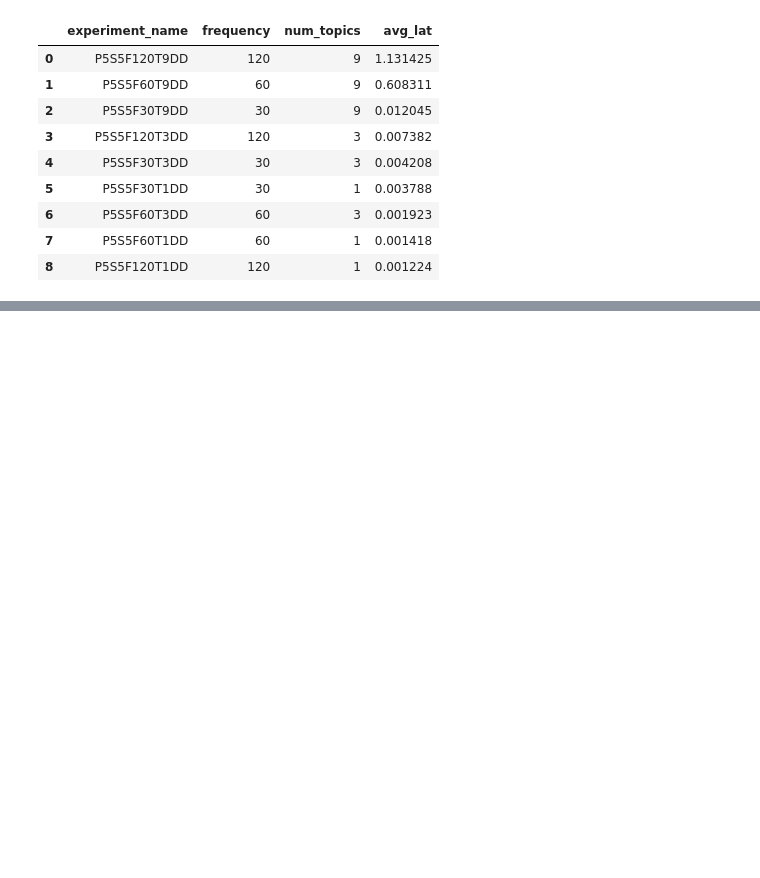
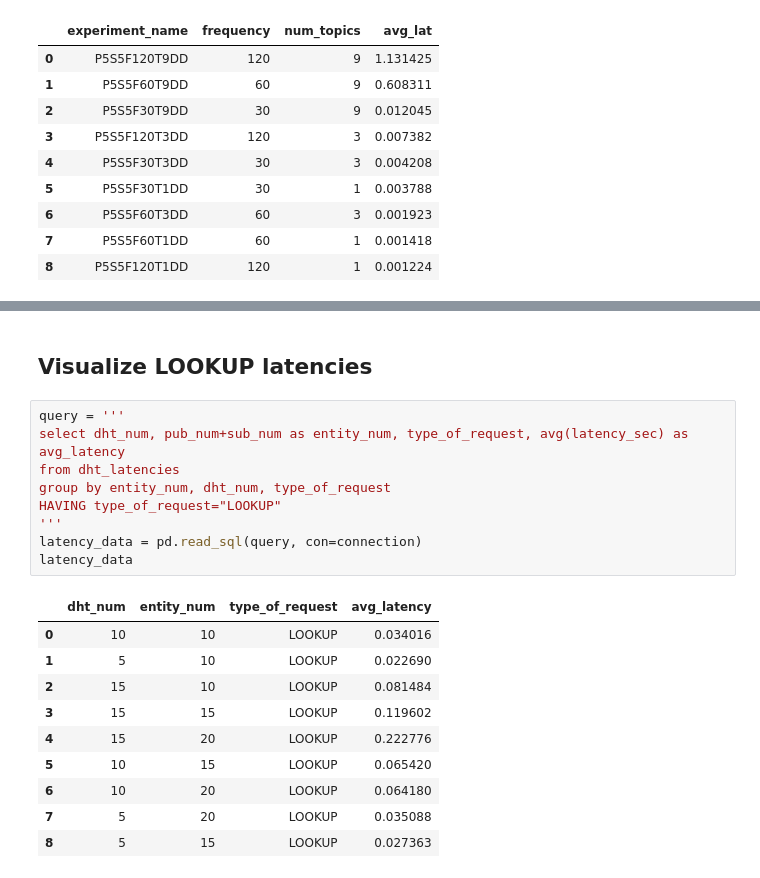
Before and after one commit to i1uxaermakov/distributed_hw, a Jupyter notebook: Latency_Statistics_Visualization.ipynb, the cells around one changed output, grey strips where cells are left out. Saved outputs shown, nothing was run; the diff lists cells and outputs as text; blank space fills up the shorter version.

```diff
--- a/Latency_Statistics_Visualization.ipynb
+++ b/Latency_Statistics_Visualization.ipynb
@@ -354,0 +509,22 @@ plt.show()
+# %% [markdown]
+## Visualize LOOKUP latencies
+# %%
+query = '''
+select dht_num, pub_num+sub_num as entity_num, type_of_request, avg(latency_sec) as avg_latency
+from dht_latencies
+group by entity_num, dht_num, type_of_request
+HAVING type_of_request="LOOKUP"
+'''
+latency_data = pd.read_sql(query, con=connection)
+latency_data
+# %% [output]
+|  | dht_num | entity_num | type_of_request | avg_latency |
+| 0 | 10 | 10 | LOOKUP | 0.034016 |
+| 1 | 5 | 10 | LOOKUP | 0.022690 |
+| 2 | 15 | 10 | LOOKUP | 0.081484 |
+| 3 | 15 | 15 | LOOKUP | 0.119602 |
+| 4 | 15 | 20 | LOOKUP | 0.222776 |
+| 5 | 10 | 15 | LOOKUP | 0.065420 |
+| 6 | 10 | 20 | LOOKUP | 0.064180 |
+| 7 | 5 | 20 | LOOKUP | 0.035088 |
+| 8 | 5 | 15 | LOOKUP | 0.027363 |
```
Also changed, not shown: parts of 9 cells of this notebook, 40 other files.
